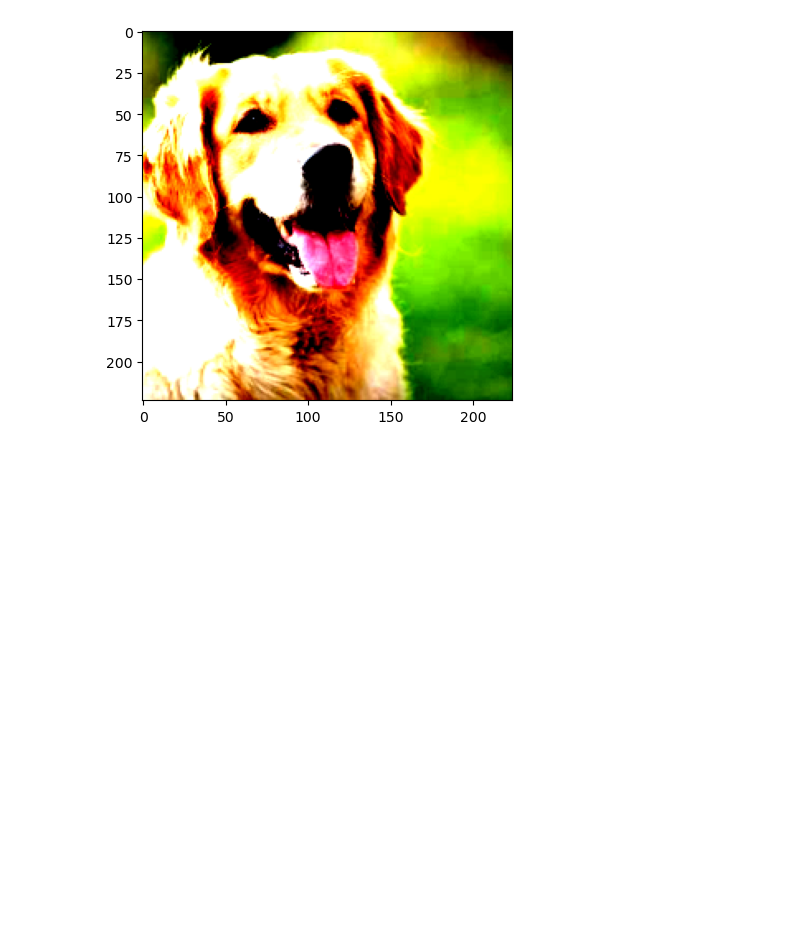
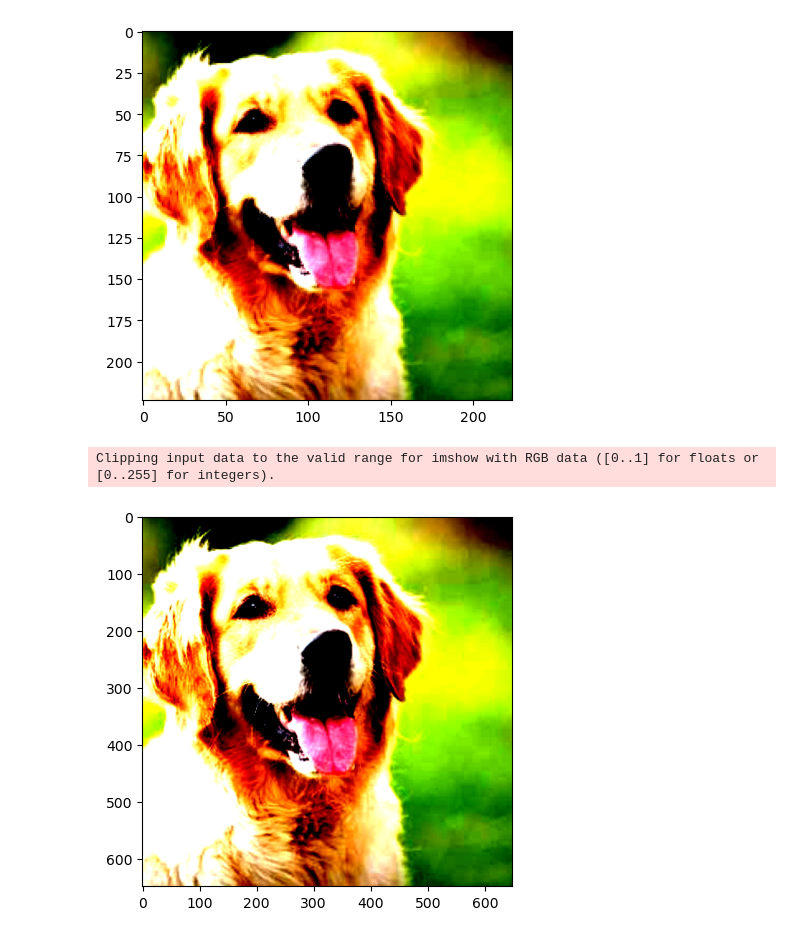
Before and after one commit to PhaPDA13/PyTorch_For_Beginner, a Jupyter notebook: load_vgg.ipynb, the cells around one changed output. Cells and saved outputs as stored; diff of their text form; code cells hidden in the pictures; blank space fills up the shorter version.

Commit message:
Resize image

```diff
--- a/load_vgg.ipynb
+++ b/load_vgg.ipynb
@@ -82,3 +82,12 @@ img_transformed = np.clip(img_transformed, 0, 1) # Cat gia tri anh ve [0, 1]
 plt.imshow(img_transformed);
 # %% [output]
 [figure]
+# %%
+resize = 648
+# %%
+Transform = BaseTransform(resize, mean, std) # Tao ra transform de chuan hoa anh dau vao
+img_transformed = Transform(image)
+plt.imshow(img_transformed.permute(1, 2, 0)); # Chuyen anh tu (C, H, W) sang (H, W, C) de hien thi
+# %% [output]
+Clipping input data to the valid range for imshow with RGB data ([0..1] for floats or [0..255] for integers).
+[figure, added]
```
